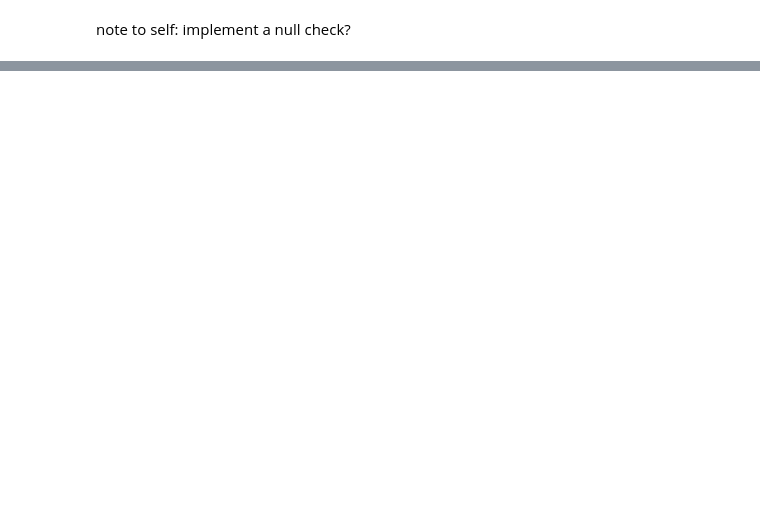
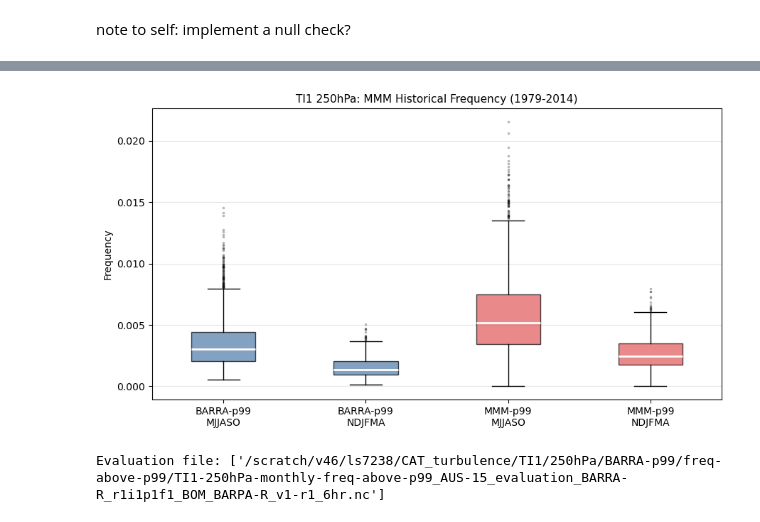
Before and after one commit to lettysolly/CAT_turbulence, a Jupyter notebook: streamlined_turbulence_code.ipynb, the cells around one changed output, grey strips where cells are left out. Drawn from its saved outputs; the diff is of its cells as text; code cells hidden in the pictures; blank space fills up the shorter version.

```diff
--- a/streamlined_turbulence_code.ipynb
+++ b/streamlined_turbulence_code.ipynb
@@ -535,0 +632,19 @@ array([1.12229489])
+# %%
+# 2. Check for nulls/corrupt files:
+
+for run in list_historical:
+    experiment_id, source_id, member_id = run.split("_")
+    print(f"\n{run}")
+    for year in baseline_time_range:
+        file = f"/scratch/v46/ls7238/CAT_turbulence/TMP_{turbulence_index}/TMP_{turbulence_index}-{P}hPa_AUS-15_{source_id}_{experiment_id}_{member_id}_BOM_BARPA-R_v1-r1_6hr_{year}.nc"
+        if not os.path.exists(file):
+            print(f"{year}: missing")
+            continue
+        ds = xr.open_dataset(file)
+        nulls = ds.isel({"lat":100, "lon":100})[turbulence_index].isnull().sum().values
+        mean_val = float(ds.isel({"lat":100, "lon":100})[turbulence_index].mean().values)
+        if nulls > 0 or mean_val == 0.0:
+            print(f"Removed {year} - nulls={nulls}, mean={mean_val:.4f}")
+            os.remove(file)
+        else:
+            print(f"{year}: ok, mean={mean_val}")
@@ -831,0 +1126,58 @@ pd.DataFrame(rows)
+# %%
+# Box plots for seasons:
+
+def seasonal_vals(ds, months):
+    """All monthly frequency values in the mid-lat box for given months — flattened across models and time"""
+    da = ds[turbulence_index].mean(["lat", "lon"])
+    return da.sel(time=da.time.dt.month.isin(months)).compute().values.flatten()
+
+MJJASO = [5, 6, 7, 8, 9, 10]
+NDJFMA = [11, 12, 1, 2, 3, 4]
+
+data_box = {
+    "BARRA-p99\nMJJASO": seasonal_vals(ds_barra, MJJASO),
+    "BARRA-p99\nNDJFMA": seasonal_vals(ds_barra, NDJFMA),
+    "MMM-p99\nMJJASO":   seasonal_vals(ds_mmm,   MJJASO),
+    "MMM-p99\nNDJFMA":   seasonal_vals(ds_mmm,   NDJFMA),
+}
+
+fig, ax = plt.subplots(figsize=(9, 5))
+
+colors = ["#4e79a7", "#4e79a7", "#e15759", "#e15759"]
+bp = ax.boxplot(list(data_box.values()), labels=list(data_box.keys()),
+                patch_artist=True, medianprops={"color": "white", "linewidth": 2},
+                flierprops={"marker": ".", "alpha": 0.3, "markersize": 3})
+
+for patch, color in zip(bp["boxes"], colors):
+    patch.set_facecolor(color)
+    patch.set_alpha(0.7)
+
+#ax.axvline(2.5, color="grey", linestyle="--", linewidth=0.8)
+ax.set_ylabel(f"Frequency")
+ax.set_title(f"{turbulence_index} {P}hPa: MMM Historical Frequency (1979-2014)", fontsize=11)
+ax.grid(axis="y", alpha=0.3)
+
+plt.tight_layout()
+#plt.savefig(f"/scratch/v46/ls7238/CAT_turbulence/{turbulence_index}/{P}hPa/comparison_boxplots_{turbulence_index}-{P}hPa.png",
+#            dpi=150, bbox_inches="tight")
+plt.show()
+# %% [output]
+[figure, added]
+# %%
+# Comparison with barra evaluation (barra p99)
+
+eval_file = glob.glob(
+    f"/scratch/v46/ls7238/CAT_turbulence/{turbulence_index}/{P}hPa/BARRA-p99/freq-above-p99/"
+    f"{turbulence_index}-{P}hPa-monthly-freq-above-p99_AUS-15_evaluation_*_BOM_BARPA-R_v1-r1_6hr.nc")
+print(f"Evaluation file: {eval_file}")
+
+baseline_slice = slice("1990", "2009")
+
+ds_eval = xr.open_dataset(eval_file[0]).sel(time=baseline_slice)
+eval_spatial = ds_eval[turbulence_index].mean("time").compute()
+
+# MMM-p99 historical mean over same period
+mmm_spatial = ds_mmm.sel(time=baseline_slice)[turbulence_index].mean(["run", "time"]).compute()
+diff_spatial = mmm_spatial - eval_spatial
+# %% [output]
+Evaluation file: ['/scratch/v46/ls7238/CAT_turbulence/TI1/250hPa/BARRA-p99/freq-above-p99/TI1-250hPa-monthly-freq-above-p99_AUS-15_evaluation_BARRA-R_r1i1p1f1_BOM_BARPA-R_v1-r1_6hr.nc']
```
Also changed, not shown: parts of 28 cells of this notebook, 4 other files.
